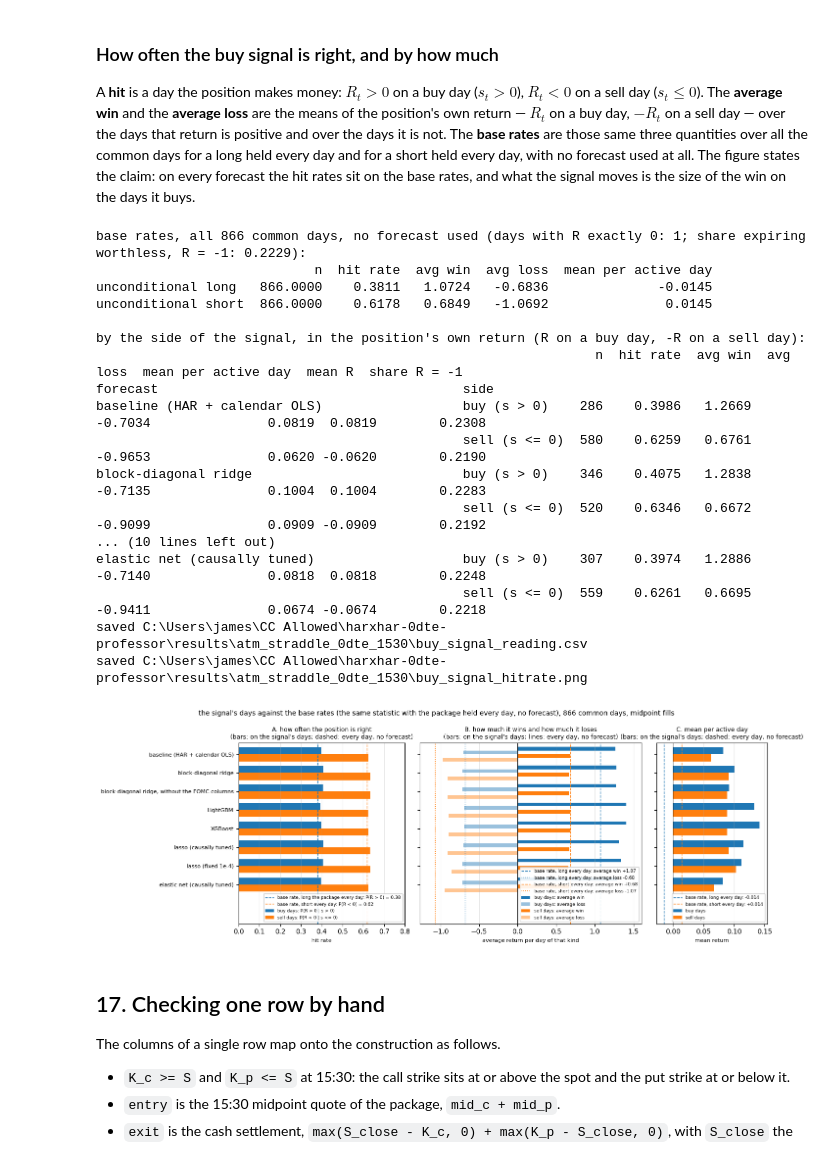
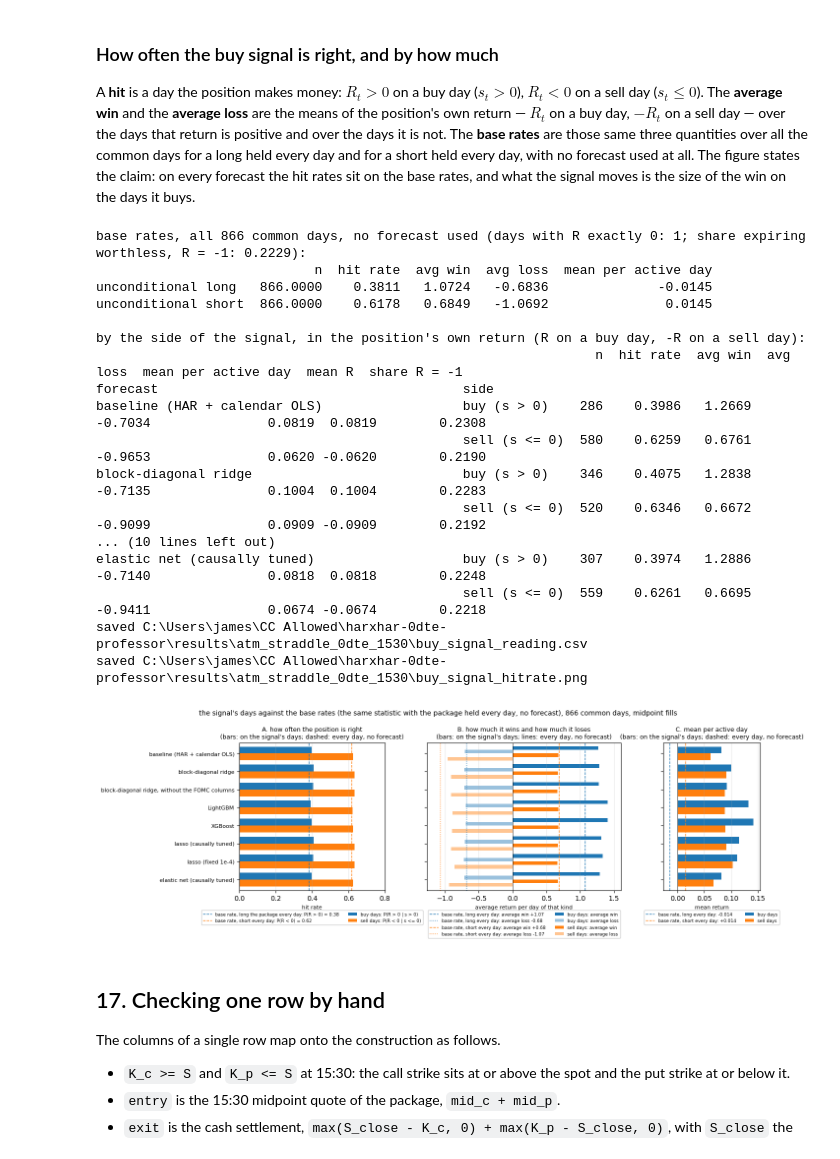
Before and after one commit to jamesdchen/harxhar-clean, a Jupyter notebook: notebooks/atm_straddle_rv_iv.ipynb, the cells around one changed output. Drawn from its saved outputs; the diff is of its cells as text; code cells hidden in the pictures.

```diff
--- a/notebooks/atm_straddle_rv_iv.ipynb
+++ b/notebooks/atm_straddle_rv_iv.ipynb
@@ -1993,9 +1993,10 @@ def _col(side, col):
 
 
 def _dress(ax, title, xlab):
+    # legends sit below the axes so they never cover a bar
     ax.set_title(title, fontsize=9)
     ax.set_xlabel(xlab, fontsize=8)
-    ax.legend(fontsize=6.5, loc="lower right", framealpha=0.9)
+    ax.legend(fontsize=6.5, loc="upper center", bbox_to_anchor=(0.5, -0.12), ncol=2, framealpha=0.9)
     ax.grid(axis="x", alpha=0.3)
 
 
@@ -2007,7 +2008,7 @@ axA.axvline(REF["unconditional short"]["hit rate"], color="C1", ls="--", lw=1.0,
             label=f"base rate, short every day: P(R < 0) = {REF['unconditional short']['hit rate']:.2f}")
 axA.set_yticks(ys)
 axA.set_yticklabels(names, fontsize=8)
-axA.set_ylim(len(names) + 1.1, -0.6)          # room under the last row for the legend
+axA.set_ylim(len(names) - 0.4, -0.6)
 axA.set_xlim(0.0, 0.8)
 _dress(axA, "A. how often the position is right\n(bars: on the signal's days; dashed: every day, no forecast)", "hit rate")
 
@@ -2042,34 +2043,34 @@ axC.axvline(REF["unconditional short"]["mean per active day"], color="C1", ls="-
 axC.axvline(0.0, color="k", lw=0.6)
 _pad_x(axC, _col("buy (s > 0)", "mean per active day") + _col("sell (s <= 0)", "mean per active day")
        + [REF[r]["mean per active day"] for r in REF] + [0.0])
 _dress(axC, "C. mean per active day\n(bars: on the signal's days; dashed: every day, no forecast)", "mean return")
 
 fig.suptitle("the signal's days against the base rates (the same statistic with the package held every day, no forecast), "
              f"{len(common)} common days, midpoint fills", fontsize=10)
 fig.tight_layout()
 fig.savefig(OUT / "buy_signal_hitrate.png", dpi=120, bbox_inches="tight")
 print("saved", OUT / "buy_signal_hitrate.png")
 display(fig)
 plt.close(fig)
 # %% [output]
 base rates, all 866 common days, no forecast used (days with R exactly 0: 1; share expiring worthless, R = -1: 0.2229):
                             n  hit rate  avg win  avg loss  mean per active day
 unconditional long   866.0000    0.3811   1.0724   -0.6836              -0.0145
 unconditional short  866.0000    0.6178   0.6849   -1.0692               0.0145
 
 by the side of the signal, in the position's own return (R on a buy day, -R on a sell day):
                                                                 n  hit rate  avg win  avg loss  mean per active day  mean R  share R = -1
 forecast                                       side
 baseline (HAR + calendar OLS)                  buy (s > 0)    286    0.3986   1.2669   -0.7034               0.0819  0.0819        0.2308
                                                sell (s <= 0)  580    0.6259   0.6761   -0.9653               0.0620 -0.0620        0.2190
 block-diagonal ridge                           buy (s > 0)    346    0.4075   1.2838   -0.7135               0.1004  0.1004        0.2283
                                                sell (s <= 0)  520    0.6346   0.6672   -0.9099               0.0909 -0.0909        0.2192
 ... (10 lines left out)
 elastic net (causally tuned)                   buy (s > 0)    307    0.3974   1.2886   -0.7140               0.0818  0.0818        0.2248
                                                sell (s <= 0)  559    0.6261   0.6695   -0.9411               0.0674 -0.0674        0.2218
 saved C:\Users\james\CC Allowed\harxhar-0dte-professor\results\atm_straddle_0dte_1530\buy_signal_reading.csv
 saved C:\Users\james\CC Allowed\harxhar-0dte-professor\results\atm_straddle_0dte_1530\buy_signal_hitrate.png
-[figure, old version]
+[figure, new version]
 # %% [markdown]
 ## 17. Checking one row by hand
 
```
Also changed, not shown: 5 other files.
